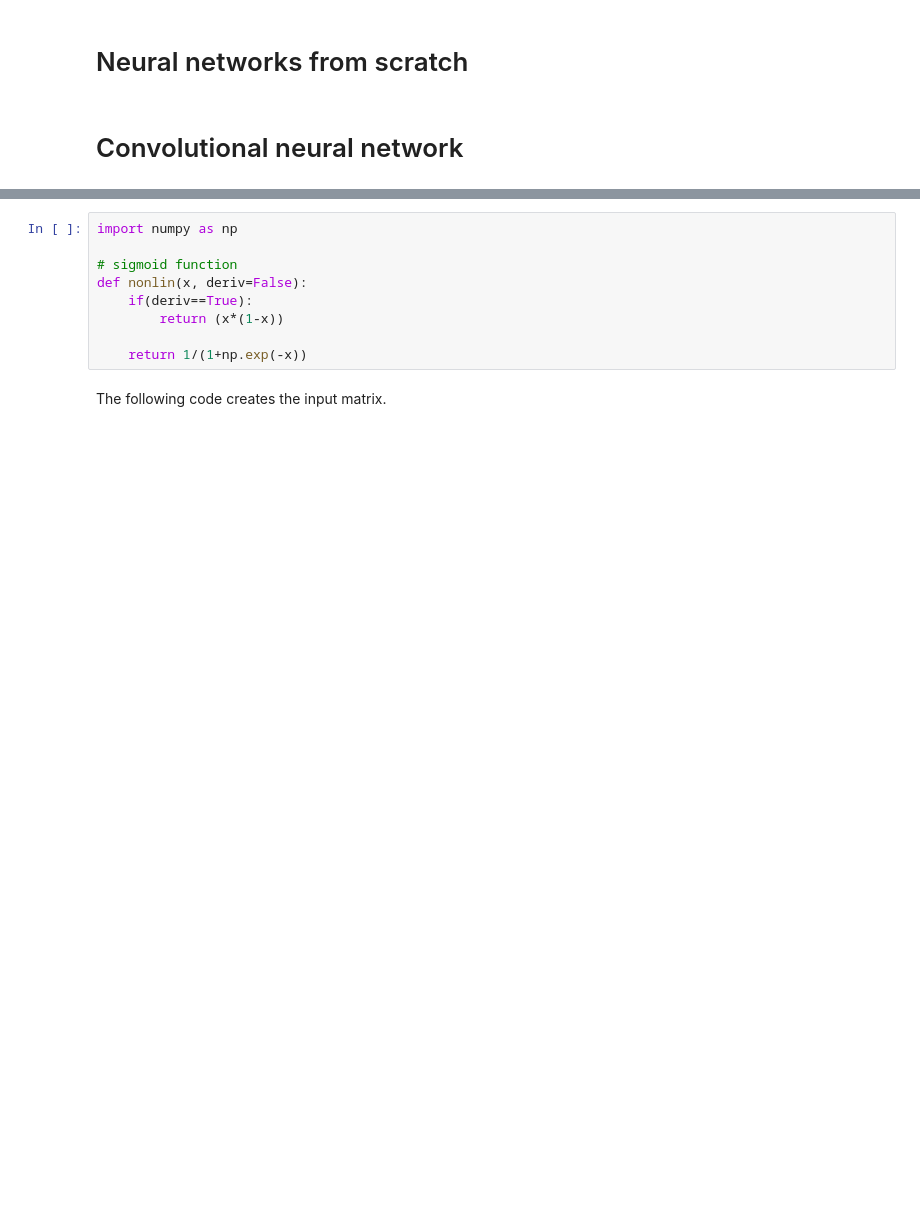
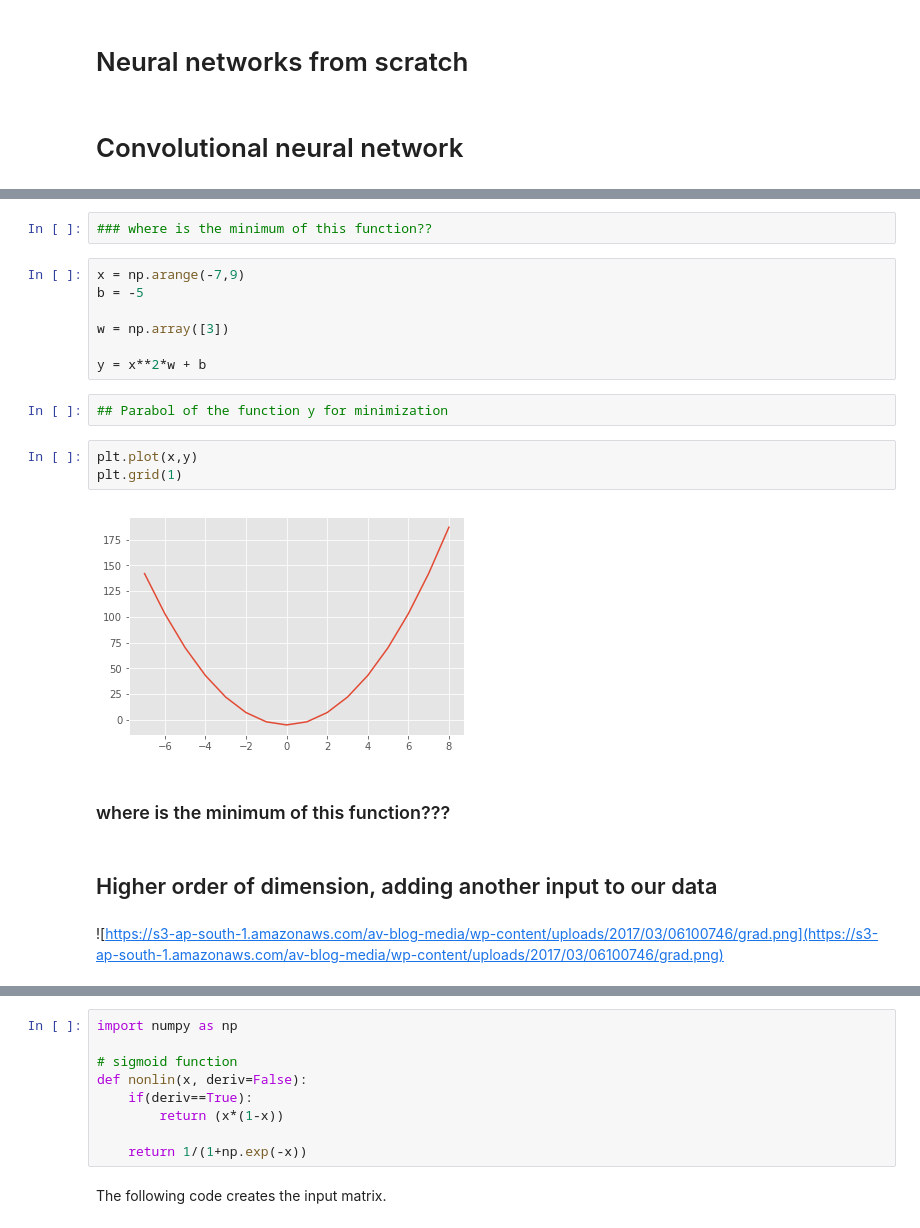
Before and after one commit to BirgerMoell/Momentum-AI-machine-learning-course, a Jupyter notebook: lesson4/Math.ipynb, the cells around one changed output, grey strips where cells are left out. Cells and saved outputs as stored; diff of their text form; blank space fills up the shorter version.

```diff
--- a/lesson4/Math.ipynb
+++ b/lesson4/Math.ipynb
@@ -447,3 +116,25 @@ class LiteCNN:
+# %%
+### where is the minimum of this function??
+# %%
+x = np.arange(-7,9)
+b = -5
+
+w = np.array([3])
+
+y = x**2*w + b
+# %%
+## Parabol of the function y for minimization
+# %%
+plt.plot(x,y)
+plt.grid(1)
+# %% [output]
+[figure, added]
+# %% [markdown]
+### where is the minimum of this function???
+# %% [markdown]
+## Higher order of dimension, adding another input to our data
+# %% [markdown]
+![https://s3-ap-south-1.amazonaws.com/av-blog-media/wp-content/uploads/2017/03/06100746/grad.png](https://s3-ap-south-1.amazonaws.com/av-blog-media/wp-content/uploads/2017/03/06100746/grad.png)
 # %% [markdown]
 # Exercise 2
 ## Making XOR
```
Also changed, not shown: parts of 33 cells of this notebook, 1 other file.
